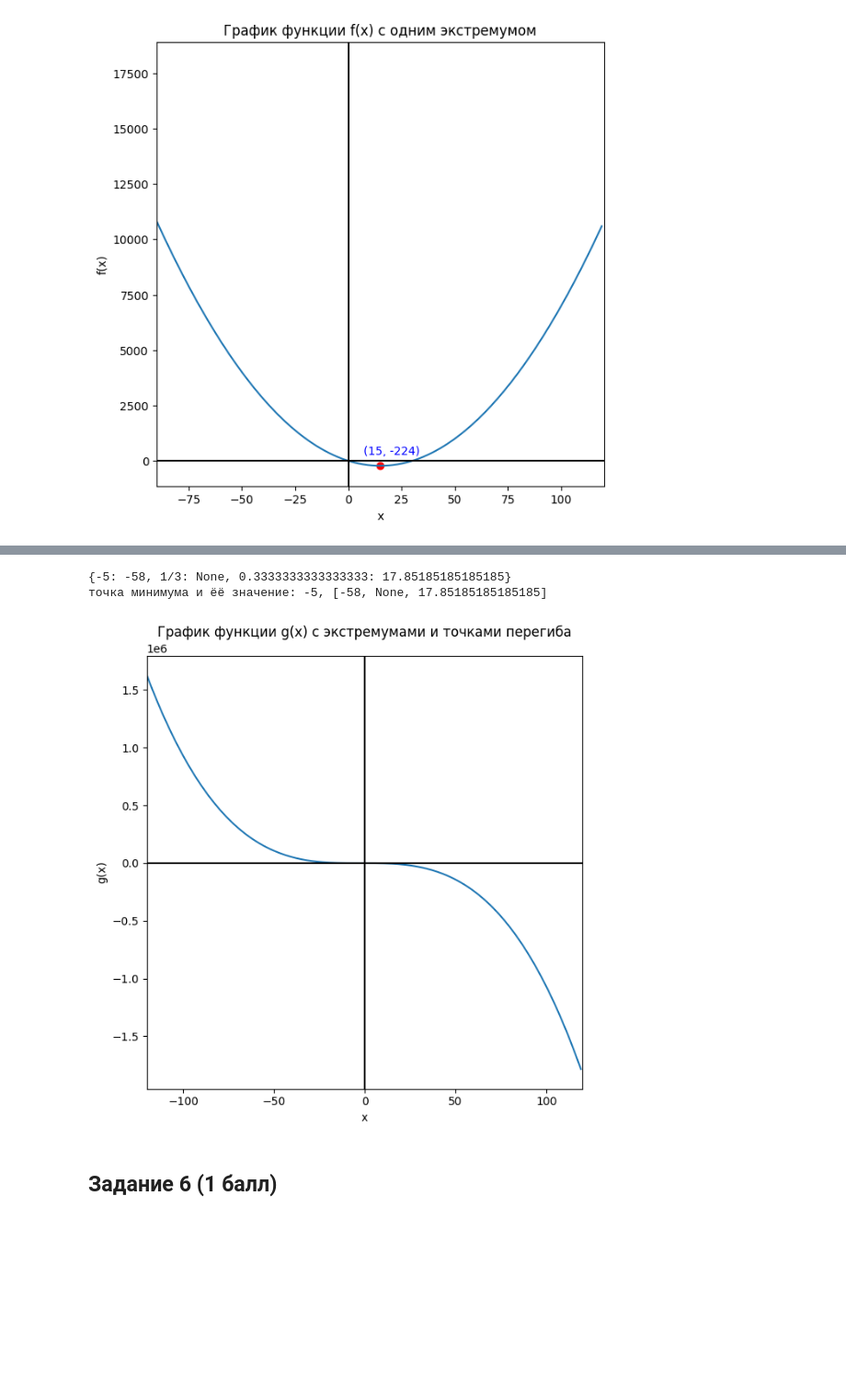
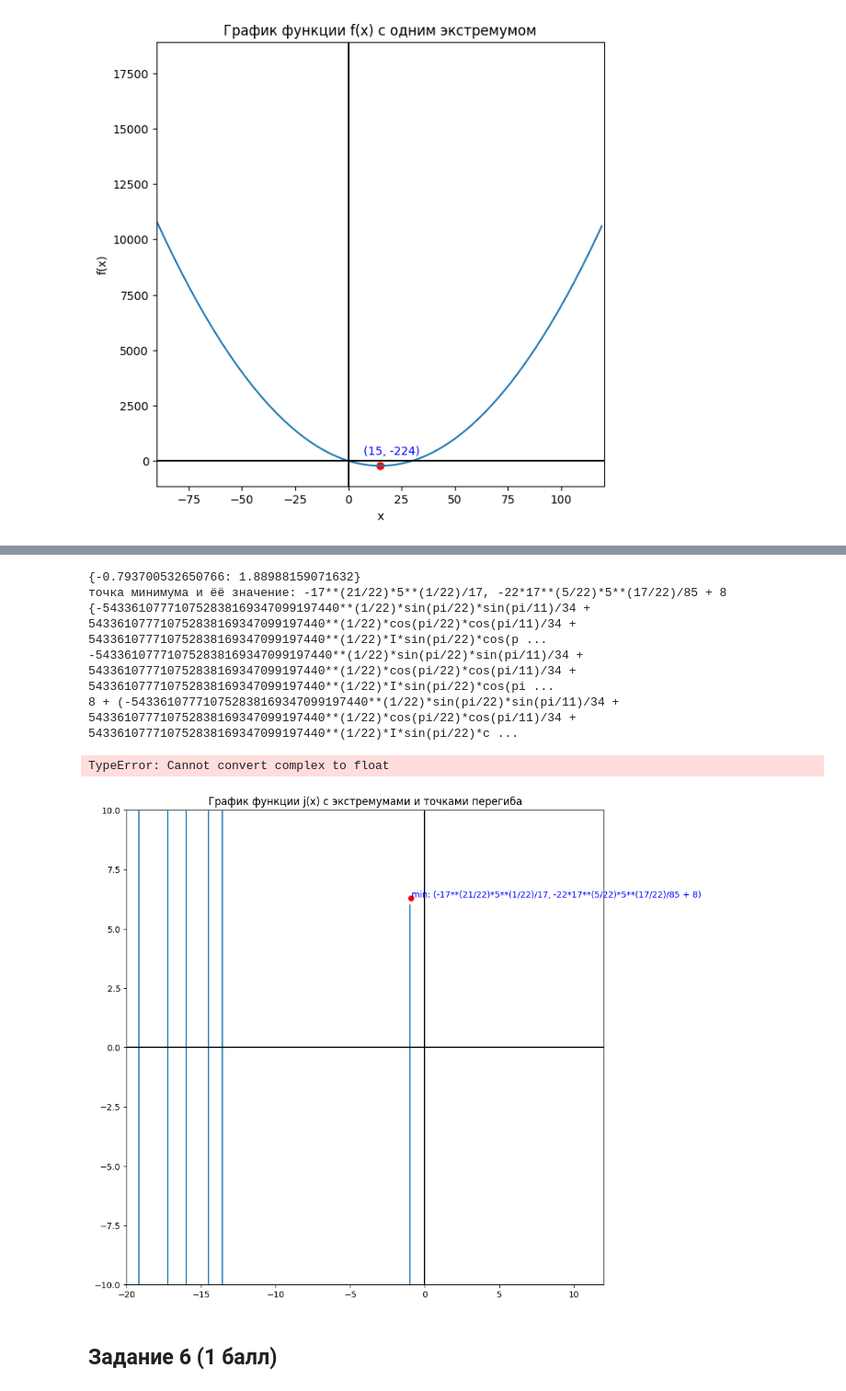
Before and after one commit to VladislavTokarev02/AI_ML_homework, a Jupyter notebook: Hometasks/Base/AI_HW2_GD_base.ipynb, the cells around one changed output, grey strips where cells are left out. Shown at 92% size. Cells and saved outputs as stored; diff of their text form; code cells hidden in the pictures; blank space fills up the shorter version.

```diff
--- a/Hometasks/Base/AI_HW2_GD_base.ipynb
+++ b/Hometasks/Base/AI_HW2_GD_base.ipynb
@@ -38,7 +38,7 @@ def f(x):
 def g(x):
   return -x**3 - 7*x**2 + 5*x +17
 def h(x):
-  return x**2 - 1/x
+  return x**2 - 1/(x+1e-8) #исскуственно добавил для корректного отображения графика
 def j(x):
   return 1/x**5 + x**17 + 8
 # %%
@@ -170,40 +288,64 @@ g_x
 # %%
-x_values = [x for x in np.arange(-120, 120, 1)]
-g_values = [g(x) for x in x_values]
+x_values = [x for x in np.arange(-300, 300, 1)]
+j_values = [j(x) for x in x_values]
 
-plt.figure(figsize = (7, 7))
-plt.plot(x_values, g_values)
+plt.figure(figsize = (10, 10))
+plt.plot(x_values, j_values)
 
-plt.xlim([-120, 120])
-#plt.ylim([-250, 100])
+plt.xlim([-20, 12])
+plt.ylim([-10, 10])
 plt.axvline(x=0, c = 'black')
 plt.axhline(y=0, c = 'black')
 
-plt.title('График функции g(x) c экстремумами и точками перегиба')
+plt.title('График функции j(x) c экстремумами и точками перегиба')
 
-print(g_x)
-x_min = list(g_x.keys())[0]
-y_min = list(g_x.values())
+print(h_x)
+x_min = list(j_x.keys())[0]
+y_min = list(j_x.values())[0]
 print(f"точка минимума и ёё значение: {x_min}, {y_min}")
 
-#plt.scatter(x_min, y_min, color = 'red')
+plt.scatter(x_min, y_min, color = 'red')
 
-# Подписываем точку
-#plt.annotate(f"({x_min}, {y_min})",  # Текст подписи
-#             (x_min, y_min),         # Координаты самой точки
-#             textcoords="offset points", # Используем смещение
-#             xytext=(10, 10),            # Смещение подписи (x, y)
-#             ha="center",                # Выравнивание по горизонтали
-#             color="blue")                # Цвет текста
+
+#для минимума
+plt.annotate(f"min: ({x_min}, {y_min})",  # Текст подписи
+             (x_min, y_min),         # Координаты самой точки
+             textcoords="offset points", # Используем смещение
+             xytext=(1, 1),            # Смещение подписи (x, y)
+             ha="left",                # Выравнивание по горизонтали
+             color="blue")
+
+
+
+print(j_x_infl)
+x_infl = list(j_x_infl.keys())[0]
+y_infl = list(j_x_infl.values())[0]
+print(x_infl)
+print(y_infl)
+
+plt.scatter(x_infl, y_infl, color = 'green')
+
+#для точки перегиба
+plt.annotate(f"inflection: ({x_infl}, {y_infl})",
+             (x_infl, y_infl),
+            textcoords="offset points",
+             xytext=(5, 5),
+             ha="center",
+             color = 'green')
+
 
 plt.xlabel('x')
-plt.ylabel('g(x)')
+plt.ylabel('j(x)')
 
 plt.show()
 # %% [output]
-{-5: -58, 1/3: None, 0.3333333333333333: 17.85185185185185}
-точка минимума и ёё значение: -5, [-58, None, 17.85185185185185]
+{-0.793700532650766: 1.88988159071632}
+точка минимума и ёё значение: -17**(21/22)*5**(1/22)/17, -22*17**(5/22)*5**(17/22)/85 + 8
+{-543361077710752838169347099197440**(1/22)*sin(pi/22)*sin(pi/11)/34 + 543361077710752838169347099197440**(1/22)*cos(pi/22)*cos(pi/11)/34 + 543361077710752838169347099197440**(1/22)*I*sin(pi/22)*cos(p ...
+-543361077710752838169347099197440**(1/22)*sin(pi/22)*sin(pi/11)/34 + 543361077710752838169347099197440**(1/22)*cos(pi/22)*cos(pi/11)/34 + 543361077710752838169347099197440**(1/22)*I*sin(pi/22)*cos(pi ...
+8 + (-543361077710752838169347099197440**(1/22)*sin(pi/22)*sin(pi/11)/34 + 543361077710752838169347099197440**(1/22)*cos(pi/22)*cos(pi/11)/34 + 543361077710752838169347099197440**(1/22)*I*sin(pi/22)*c ...
+TypeError: Cannot convert complex to float
-[figure, old version]
+[figure, new version]
 # %% [markdown]
 ## Задание 6 (1 балл)
 # %% [markdown]
```
Also changed, not shown: parts of 8 cells of this notebook.
